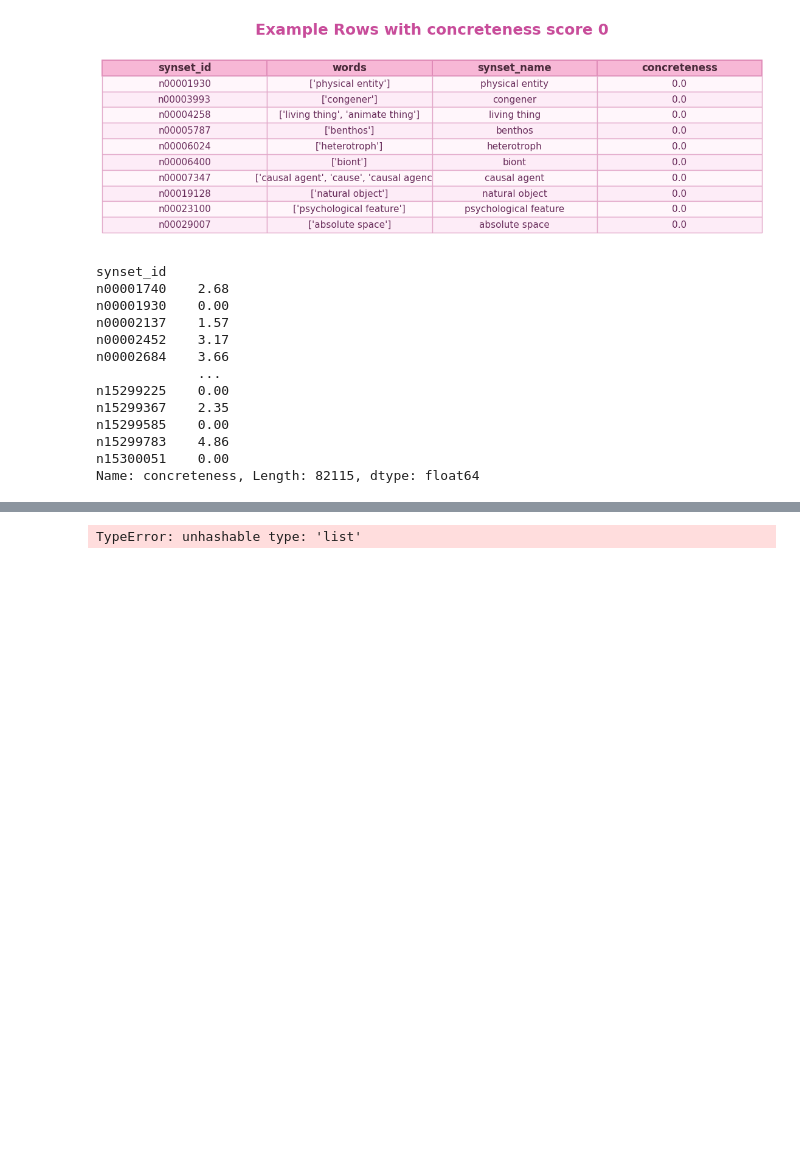
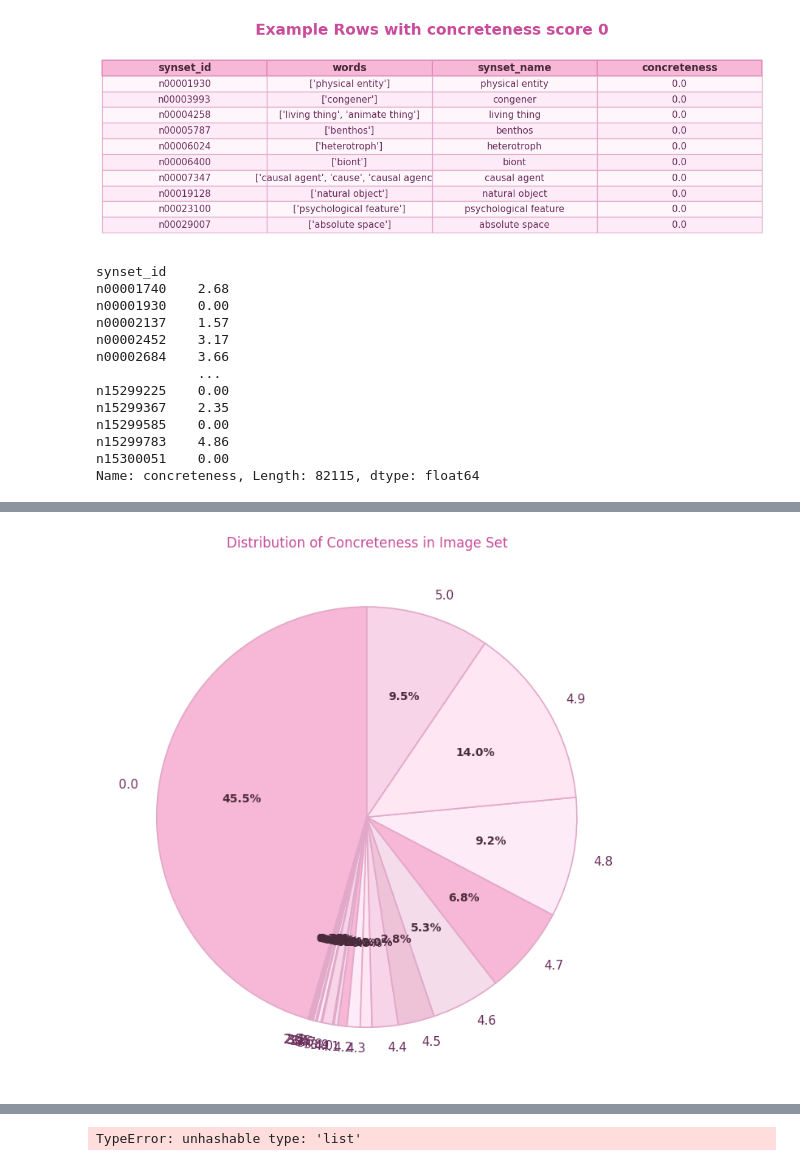
Before and after one commit to H-a-n-n-a-h/context, a Jupyter notebook: Synset_abstraction_transform.ipynb, the cells around one changed output, grey strips where cells are left out. Saved outputs shown, nothing was run; the diff lists cells and outputs as text; code cells hidden in the pictures; blank space fills up the shorter version.

```diff
--- a/Synset_abstraction_transform.ipynb
+++ b/Synset_abstraction_transform.ipynb
@@ -374,0 +397,5 @@ Name: concreteness, Length: 82115, dtype: float64
+# %%
+make_pie(df1,"score", "Distribution of Concreteness in Image Set", "figures/Conreteness_synset_name_pie.png")
+df1 = df1.drop(columns=["bucket"])
+# %% [output]
+[figure, added]
```
Also changed, not shown: parts of 13 cells of this notebook, 1 other file.
